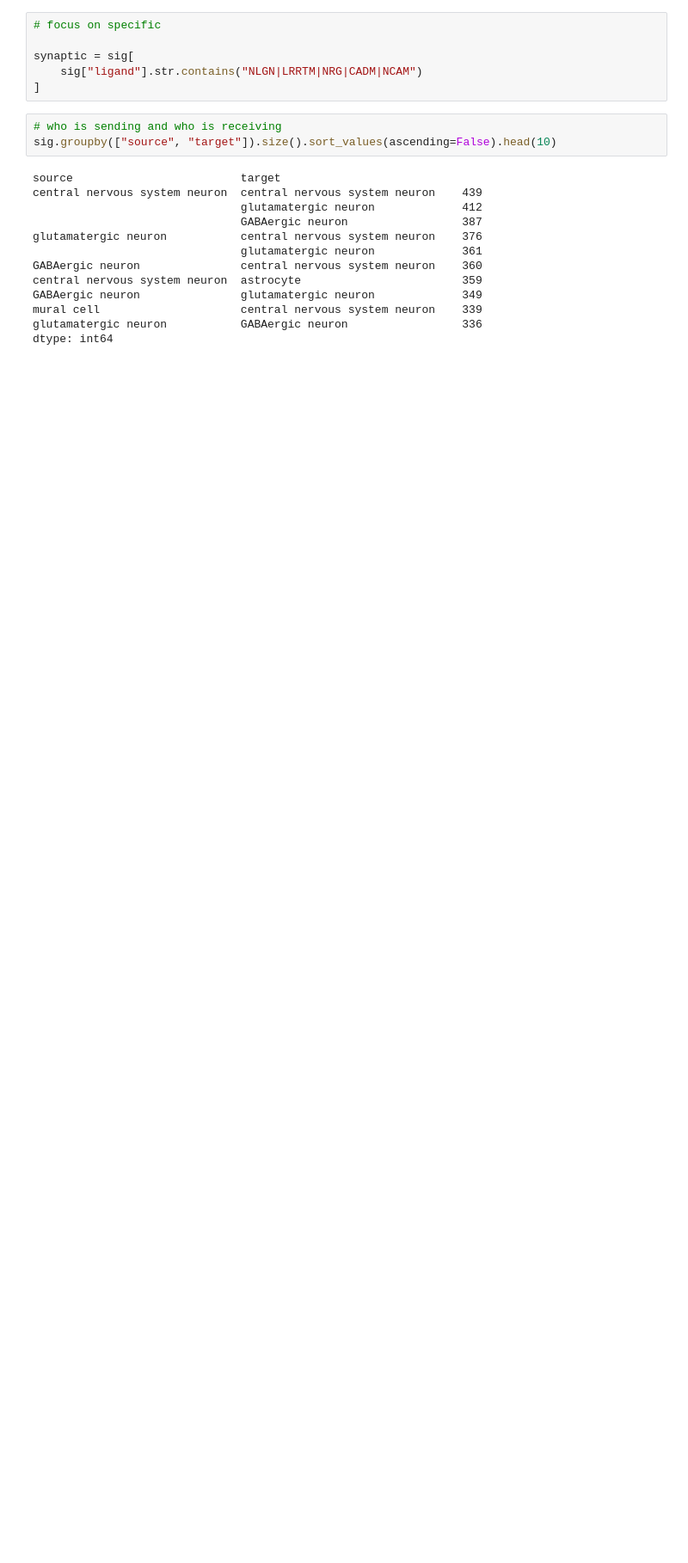
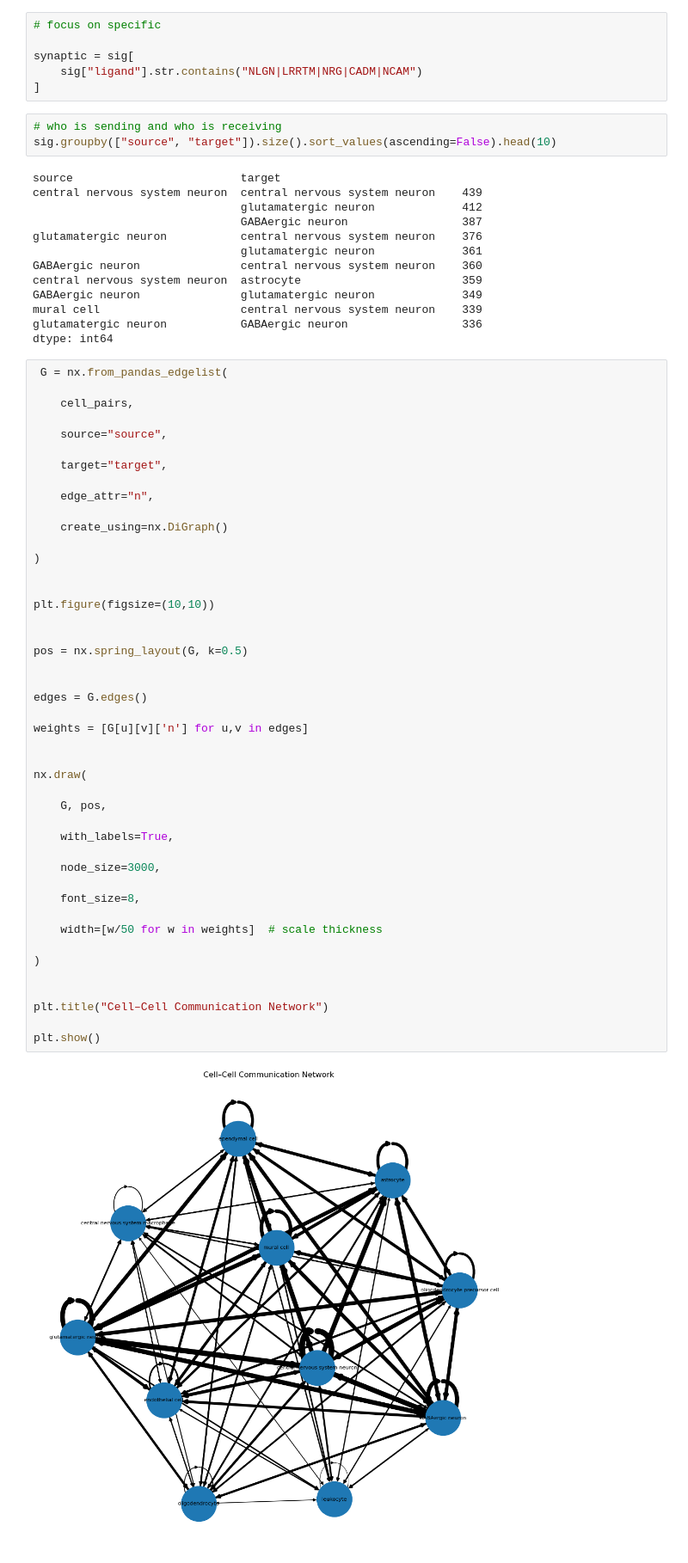
Before and after one commit to zainabnazari/parkinson_scRNA, a Jupyter notebook: 06_liana.ipynb, the cells around one changed output. Shown at 86% size. Drawn from its saved outputs; the diff is of its cells as text; blank space fills up the shorter version.

```diff
--- a/06_liana.ipynb
+++ b/06_liana.ipynb
@@ -334,3 +334,50 @@ GABAergic neuron               glutamatergic neuron             349
 mural cell                     central nervous system neuron    339
 glutamatergic neuron           GABAergic neuron                 336
 dtype: int64
+# %%
+ G = nx.from_pandas_edgelist(
+
+    cell_pairs,
+
+    source="source",
+
+    target="target",
+
+    edge_attr="n",
+
+    create_using=nx.DiGraph()
+
+)
+
+
+plt.figure(figsize=(10,10))
+
+
+pos = nx.spring_layout(G, k=0.5)
+
+
+edges = G.edges()
+
+weights = [G[u][v]['n'] for u,v in edges]
+
+
+nx.draw(
+
+    G, pos,
+
+    with_labels=True,
+
+    node_size=3000,
+
+    font_size=8,
+
+    width=[w/50 for w in weights]  # scale thickness
+
+)
+
+
+plt.title("Cell–Cell Communication Network")
+
+plt.show()
+# %% [output]
+[figure, added]
```
